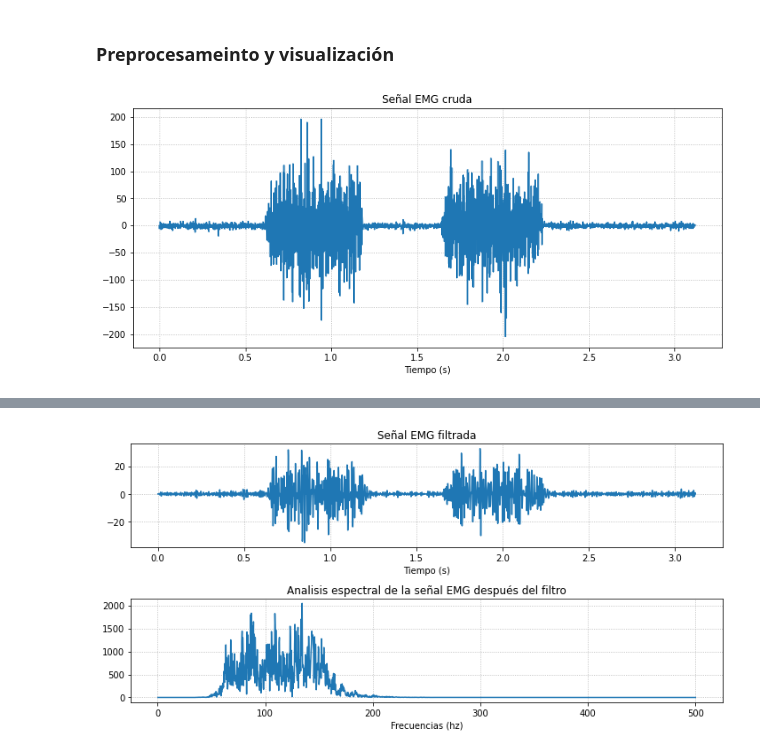
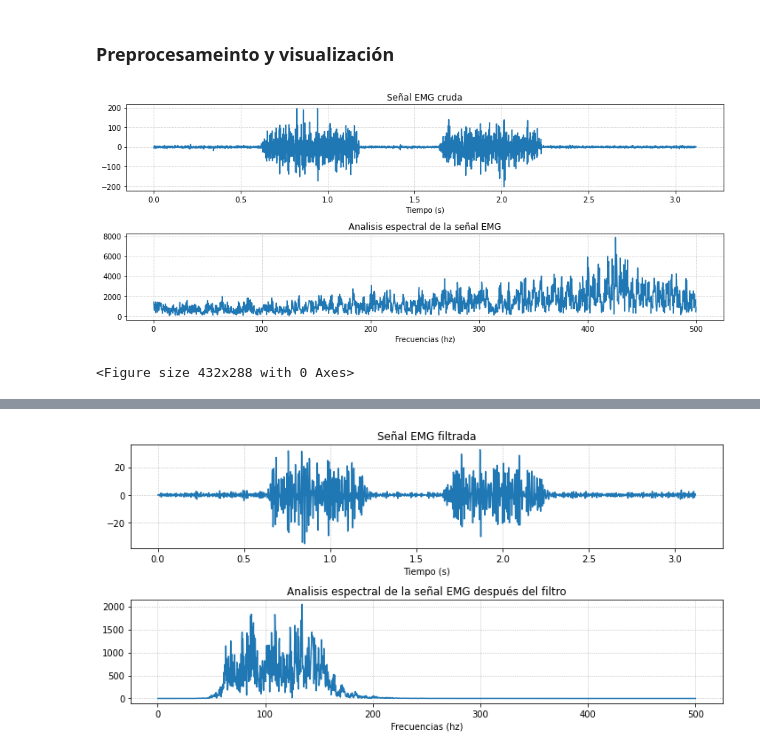
Before and after one commit to fruizg/Introduccion_de_senales, a Jupyter notebook: ISB/Laboratorios/Lab7_ProcesamientoEMG/procesamientoEMG.ipynb, the cells around one changed output, grey strips where cells are left out. Saved outputs shown, nothing was run; the diff lists cells and outputs as text; code cells hidden in the pictures.

```diff
--- a/ISB/Laboratorios/Lab7_ProcesamientoEMG/procesamientoEMG.ipynb
+++ b/ISB/Laboratorios/Lab7_ProcesamientoEMG/procesamientoEMG.ipynb
@@ -22,14 +22,29 @@ from numpy.random import normal
 
 signalEMG = array(EMG) - mean(EMG)
 # %%
+#Transformada de Fourier
+freq_axis_1, power_spect_1 = bsnb.plotfft(signalEMG, Fs)
+
 #Visualización de la señal
 plt.figure(figsize=(12,5))
+plt.subplot(211)
+plt.subplots_adjust(hspace=0.6, wspace=0.6)
 plt.plot(t,signalEMG)
 plt.grid(linestyle=":")
 plt.xlabel("Tiempo (s)")
 plt.title("Señal EMG cruda")    # graficamos la señal
+
+#Respuesta en frecuecnia
+plt.subplot(212)
+plt.grid(linestyle=":")
+plt.title("Analisis espectral de la señal EMG")
+plt.xlabel("Frecuencias (hz)")
+plt.plot(freq_axis_1, power_spect_1)
+plt.tight_layout()
+plt.show()
 fig = plt.gcf()
 fig.set_facecolor('white')
 #plt.savefig('EMG_cruda.png', transparent=False, )
 # %% [output]
-[figure, old version]
+[figure, new version]
+<Figure size 432x288 with 0 Axes>
```
Also changed, not shown: parts of 1 cell of this notebook.
